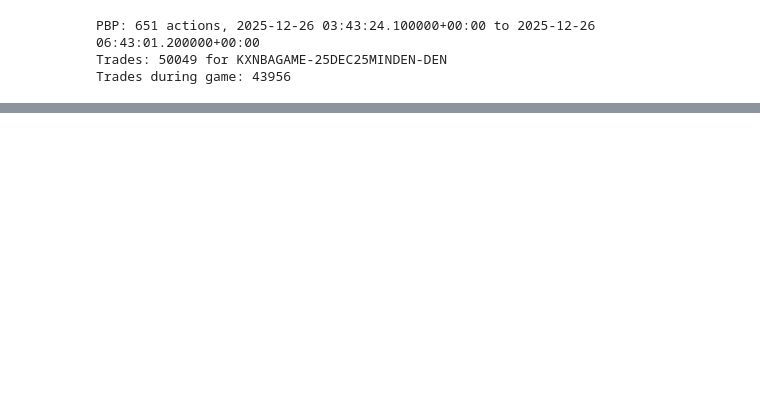
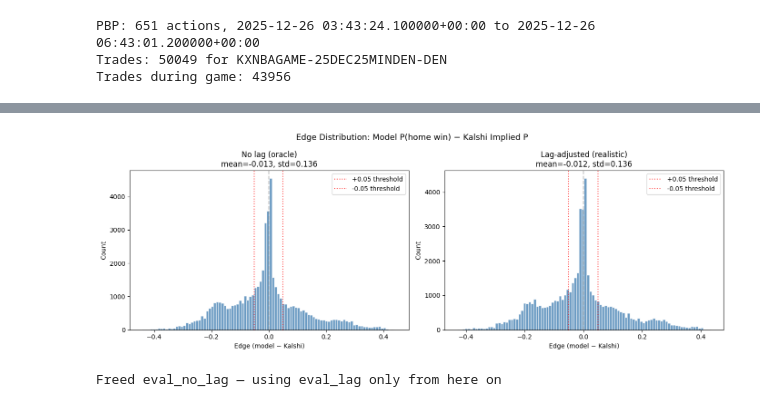
Before and after one commit to cziwang/prediction-market-exploration, a Jupyter notebook: notebooks/nba_eda.ipynb, the cells around one changed output, grey strips where cells are left out. Drawn from its saved outputs; the diff is of its cells as text; code cells hidden in the pictures; blank space fills up the shorter version.

```diff
--- a/notebooks/nba_eda.ipynb
+++ b/notebooks/nba_eda.ipynb
@@ -503,0 +934,31 @@ plt.show()
+# %%
+# Edge distribution: model_prob - kalshi_prob (lag-adjusted)
+fig, axes = plt.subplots(1, 2, figsize=(14, 5))
+
+for ax, (label, ev) in zip(axes, [("No lag (oracle)", eval_no_lag),
+                                    ("Lag-adjusted (realistic)", eval_lag)]):
+    valid = ev.dropna(subset=["kalshi_prob", "model_prob"])
+    edge = valid["model_prob"] - valid["kalshi_prob"]
+
+    ax.hist(edge, bins=100, color="steelblue", edgecolor="white", alpha=0.8)
+    ax.axvline(0, color="gray", linestyle="--", alpha=0.5)
+    ax.axvline(EDGE_THRESHOLD, color="red", linestyle=":", alpha=0.7, label=f"+{EDGE_THRESHOLD} threshold")
+    ax.axvline(-EDGE_THRESHOLD, color="red", linestyle=":", alpha=0.7, label=f"-{EDGE_THRESHOLD} threshold")
+    ax.set_xlabel("Edge (model − Kalshi)")
+    ax.set_ylabel("Count")
+    ax.set_title(f"{label}\nmean={edge.mean():.3f}, std={edge.std():.3f}")
+    ax.legend()
+
+plt.suptitle("Edge Distribution: Model P(home win) − Kalshi Implied P", fontsize=13)
+plt.tight_layout()
+plt.show()
+# %% [output]
+[figure, added]
+# %%
+# --- Memory cleanup: drop DataFrames no longer needed ---
+# eval_no_lag was only used for comparison in cells 35-38, eval_lag is the canonical dataset going forward
+del eval_no_lag
+gc.collect()
+print(f"Freed eval_no_lag — using eval_lag only from here on")
+# %% [output]
+Freed eval_no_lag — using eval_lag only from here on
```
Also changed, not shown: parts of 43 cells of this notebook, 2 other files.
